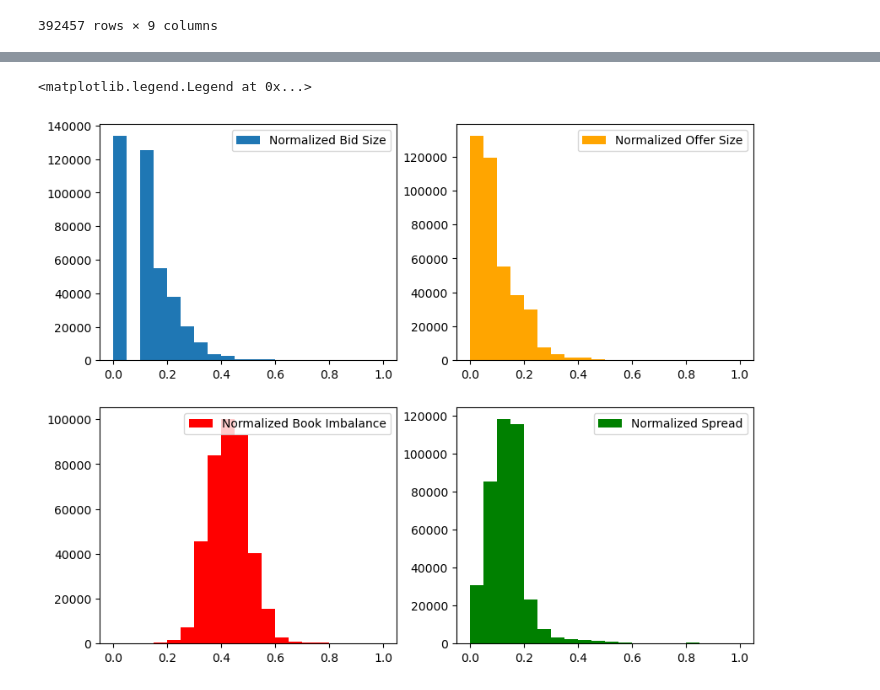
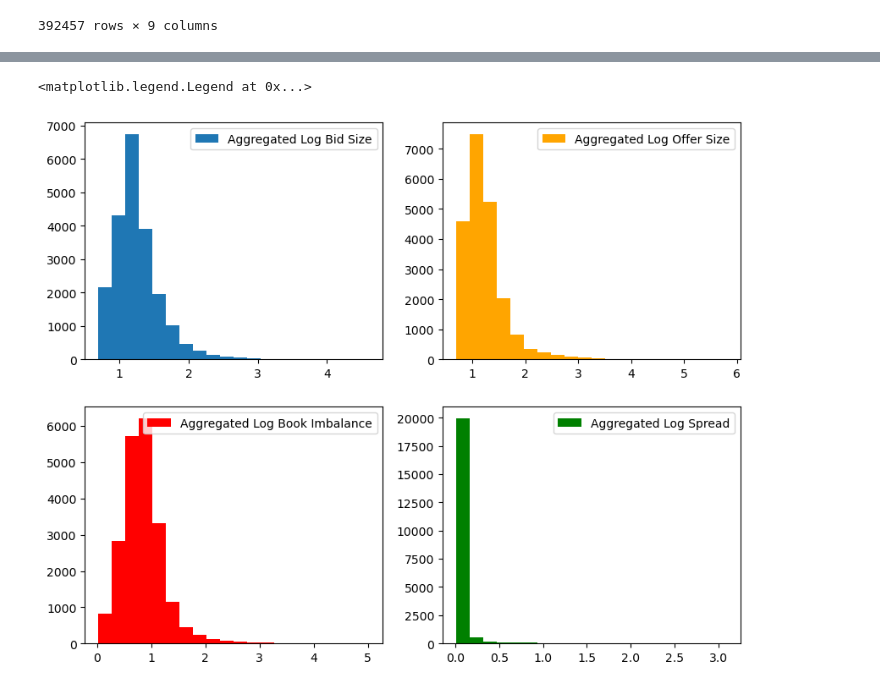
Before and after one commit to jasonbohne123/HMM_LOB_Inference, a Jupyter notebook: data_preprocessing.ipynb, the cells around one changed output, grey strips where cells are left out. Saved outputs shown, nothing was run; the diff lists cells and outputs as text; code cells hidden in the pictures.

```diff
--- a/data_preprocessing.ipynb
+++ b/data_preprocessing.ipynb
@@ -100,14 +81,26 @@ normalized_spread=normalize(spread)
+# %%
+features=simple_quotes[['Bid_Size', 'Offer_Size', 'spread','OB_IB']].copy()
+
+features.index=pd.to_datetime(features.index)
+features['sec']=[i.round('1s') for i in features.index]
+
+grouped_features=features.groupby('sec').mean()
+
+bidsize=np.log(grouped_features['Bid_Size'].values+1)
+offersize=np.log(grouped_features['Offer_Size'].values+1)
+bookimbalance=np.log(grouped_features['OB_IB'].values+1)
+spread=np.log(grouped_features['spread'].values+1)
 # %%
 fig,ax=plt.subplots(2,2,figsize=(10,8))
-ax[0][0].hist(normalized_bidsize,label='Normalized Bid Size',bins=20)
-ax[0][1].hist(normalized_offersize, label='Normalized Offer Size',color='orange',bins=20)
-ax[1][0].hist(normalized_bookimbalance,label='Normalized Book Imbalance',color='red',bins=20)
-ax[1][1].hist(normalized_spread, label='Normalized Spread',color='green',bins=20)
+ax[0][0].hist(bidsize,label='Aggregated Log Bid Size',bins=20)
+ax[0][1].hist(offersize, label='Aggregated Log Offer Size',color='orange',bins=20)
+ax[1][0].hist(bookimbalance,label='Aggregated Log Book Imbalance',color='red',bins=20)
+ax[1][1].hist(spread, label='Aggregated Log Spread',color='green',bins=20)
 
 ax[0][0].legend()
 ax[0][1].legend()
 ax[1][0].legend()
 ax[1][1].legend()
 # %% [output]
 <matplotlib.legend.Legend at 0x...>
-[figure, old version]
+[figure, new version]
```
Also changed, not shown: parts of 10 cells of this notebook, 10 other files.
